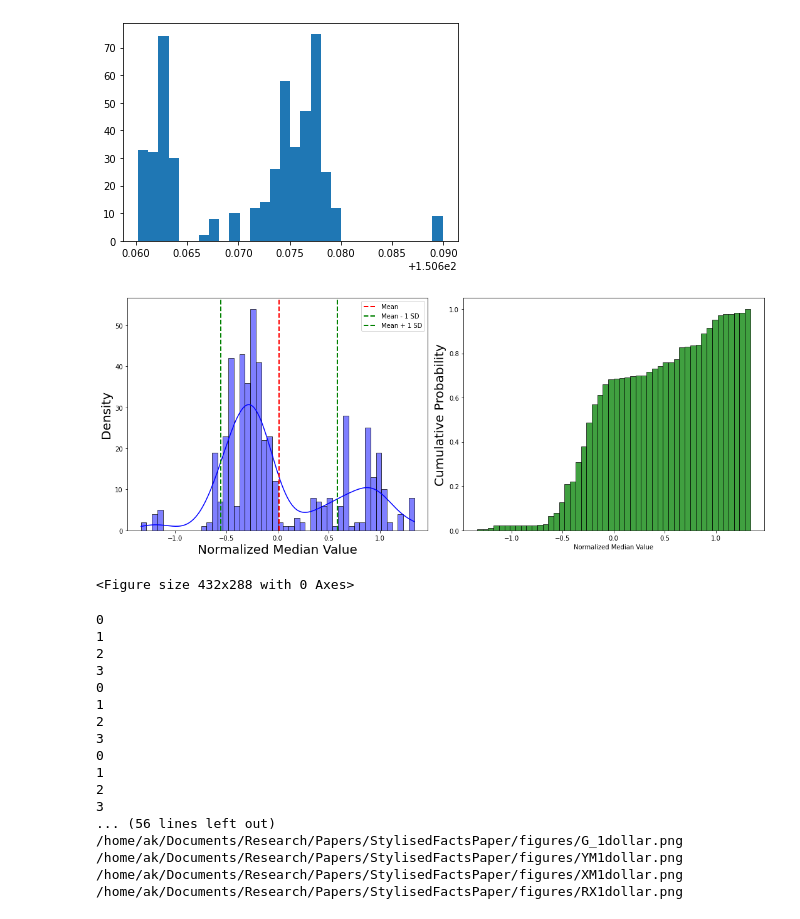
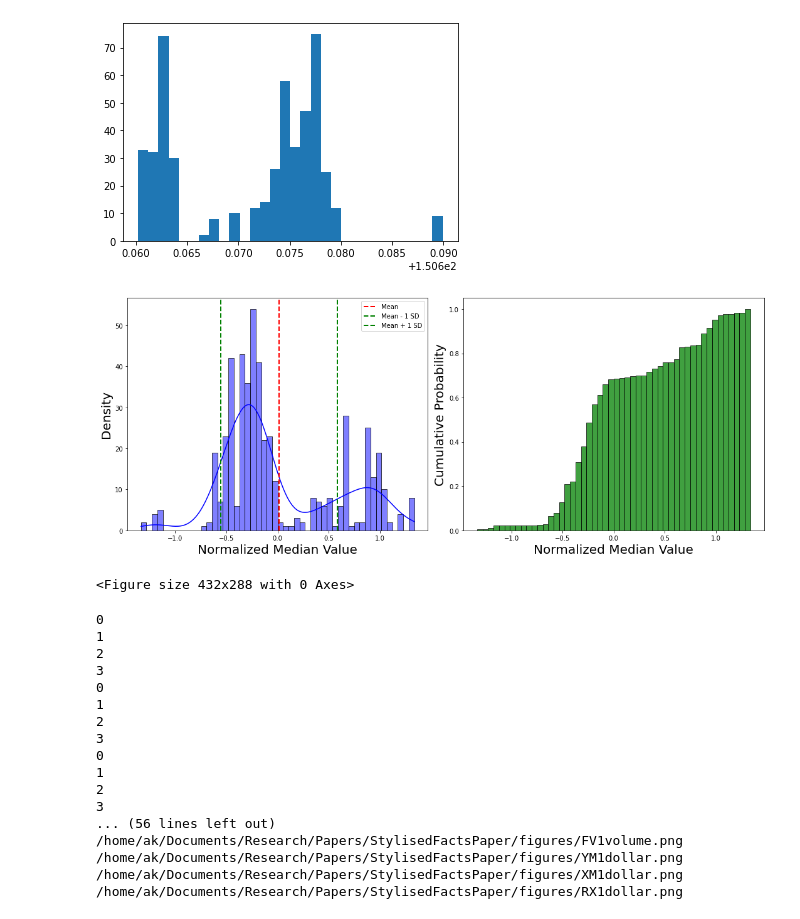
Before and after one commit to andreas-koukorinis/PaperCode, a Jupyter notebook: stylised_facts/Notebooks/Correlation Experiments/additional plots Dec 2023.ipynb, the cells around one changed output. Drawn from its saved outputs; the diff is of its cells as text; code cells hidden in the pictures.

```diff
--- a/stylised_facts/Notebooks/Correlation Experiments/additional plots Dec 2023.ipynb
+++ b/stylised_facts/Notebooks/Correlation Experiments/additional plots Dec 2023.ipynb
@@ -222,35 +195,35 @@ std_dev = median_values.std()
 # Define the number of bins for the histogram
 num_bins = 50  # Adjust this value as needed
 
 # Create a figure with two subplots
 fig, axes = plt.subplots(1, 2, figsize=(15, 6))
 
 # Plot the regular histogram with a density plot
 sns.histplot(median_values, bins=num_bins, kde=True, color="blue", ax=axes[0])
 # axes[0].set_title('Histogram of Normalized Median Values with Density Plot')
 axes[0].set_xlabel('Normalized Median Value', fontsize = 20)
 axes[0].set_ylabel('Density', fontsize = 20)
 
 # Adding vertical lines for mean and standard deviations
 axes[0].axvline(mean, color='red', linestyle='--', linewidth=2, label='Mean')
 axes[0].axvline(mean - std_dev, color='green', linestyle='--', linewidth=2, label='Mean - 1 SD')
 axes[0].axvline(mean + std_dev, color='green', linestyle='--', linewidth=2, label='Mean + 1 SD')
 axes[0].legend()
 
 # Plot the cumulative probability histogram
 sns.histplot(median_values, bins=num_bins, cumulative=True, stat="density", kde=False, color="green", ax=axes[1])
 # axes[1].set_title('Cumulative Probability Histogram')
-axes[1].set_xlabel('Normalized Median Value')
+axes[1].set_xlabel('Normalized Median Value', fontsize = 20)
 axes[1].set_ylabel('Cumulative Probability', fontsize = 20)
 
 # Adjust layout and show plot
 plt.tight_layout()
 plt.show()
 plt.tight_layout()
 title = str(symbols[symbolIdx]) + str(clocks[clockIDX])
 plt.savefig(f'{title}.png', dpi=300)
 # %% [output]
-[figure, old version]
+[figure, new version]
 <Figure size 432x288 with 0 Axes>
 # %%
 import os
@@ -287,7 +260,7 @@ def process_data(symbolIdx, clockIDX):
     axes[0].axvline(mean + std_dev, color='green', linestyle='--', linewidth=2, label='Mean + 1 SD')
     axes[0].legend()
     sns.histplot(median_values, bins=num_bins, cumulative=True, stat="density", kde=False, color="green", ax=axes[1])
-    axes[1].set_xlabel('Normalized Median Value')
+    axes[1].set_xlabel('Normalized Median Value', fontsize = 20)
     axes[1].set_ylabel('Cumulative Probability', fontsize=20)
     plt.tight_layout()
     title = f'{symbols[symbolIdx]}{clocks[clockIDX]}'
@@ -319,7 +292,7 @@ with ProcessPoolExecutor() as executor:
 2
 3
 ... (56 lines left out)
-/home/ak/Documents/Research/Papers/StylisedFactsPaper/figures/G_1dollar.png
+/home/ak/Documents/Research/Papers/StylisedFactsPaper/figures/FV1volume.png
 /home/ak/Documents/Research/Papers/StylisedFactsPaper/figures/YM1dollar.png
 /home/ak/Documents/Research/Papers/StylisedFactsPaper/figures/XM1dollar.png
 /home/ak/Documents/Research/Papers/StylisedFactsPaper/figures/RX1dollar.png
```
Also changed, not shown: parts of 6 cells of this notebook, 43 other files.
